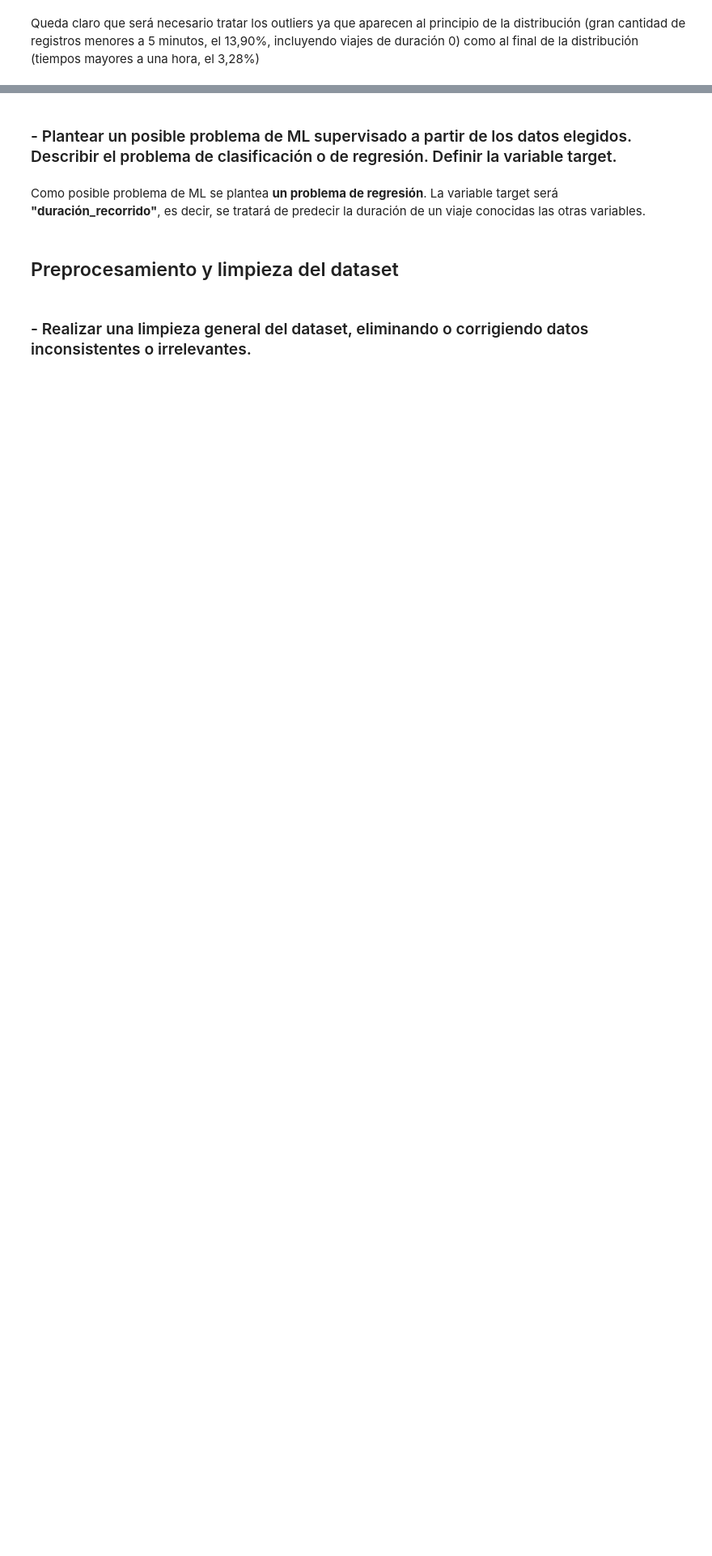
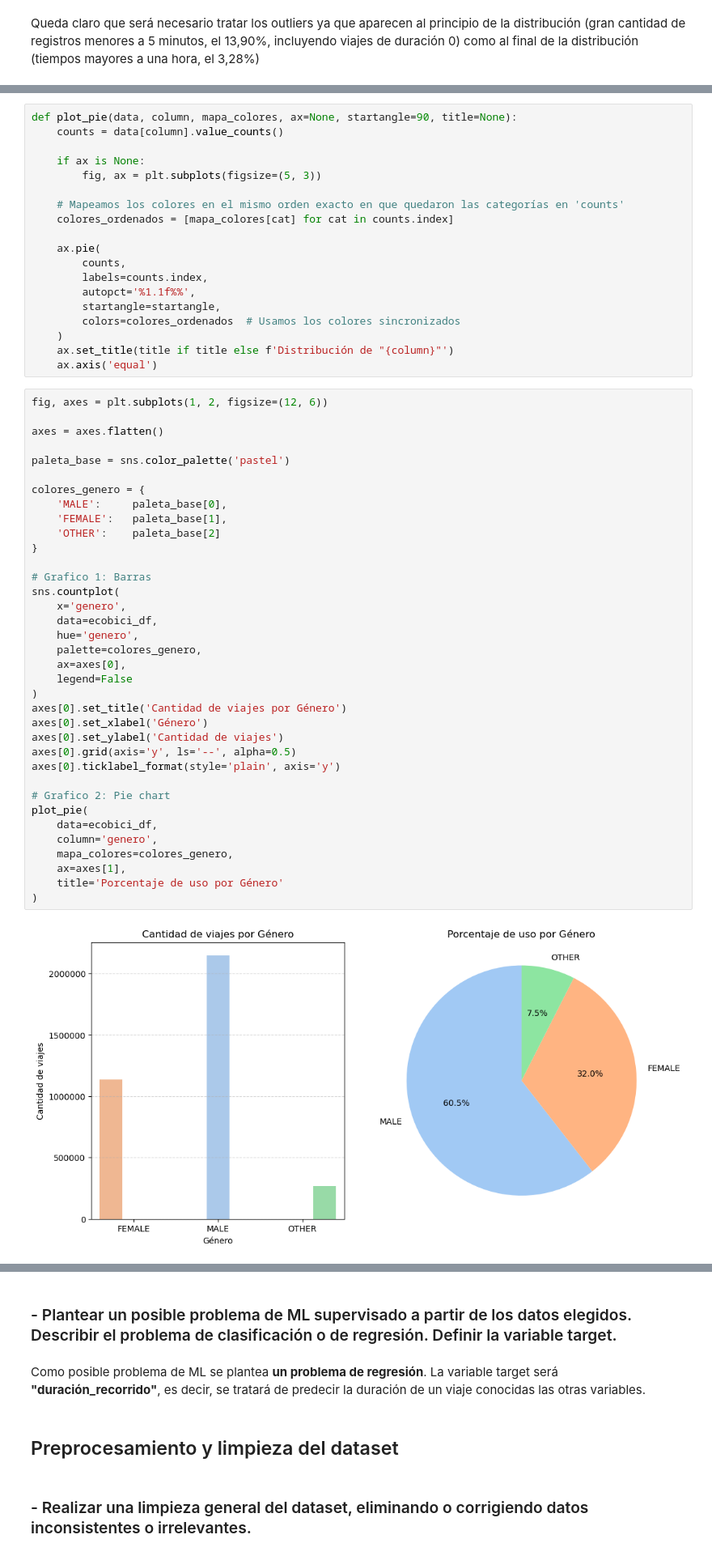
Before and after one commit to elianpinzas/add_tp_final, a Jupyter notebook: trabajo_final.ipynb, the cells around one changed output, grey strips where cells are left out. Shown at 81% size. Saved outputs shown, nothing was run; the diff lists cells and outputs as text; blank space fills up the shorter version.

```diff
--- a/trabajo_final.ipynb
+++ b/trabajo_final.ipynb
@@ -264,0 +267,57 @@ Queda claro que será necesario tratar los outliers ya que aparecen al principio
+# %%
+def plot_pie(data, column, mapa_colores, ax=None, startangle=90, title=None):
+    counts = data[column].value_counts()
+
+    if ax is None:
+        fig, ax = plt.subplots(figsize=(5, 3))
+
+    # Mapeamos los colores en el mismo orden exacto en que quedaron las categorías en 'counts'
+    colores_ordenados = [mapa_colores[cat] for cat in counts.index]
+
+    ax.pie(
+        counts,
+        labels=counts.index,
+        autopct='%1.1f%%',
+        startangle=startangle,
+        colors=colores_ordenados  # Usamos los colores sincronizados
+    )
+    ax.set_title(title if title else f'Distribución de "{column}"')
+    ax.axis('equal')
+# %%
+fig, axes = plt.subplots(1, 2, figsize=(12, 6))
+
+axes = axes.flatten()
+
+paleta_base = sns.color_palette('pastel')
+
+colores_genero = {
+    'MALE':     paleta_base[0],
+    'FEMALE':   paleta_base[1],
+    'OTHER':    paleta_base[2]
+}
+
+# Grafico 1: Barras
+sns.countplot(
+    x='genero',
+    data=ecobici_df,
+    hue='genero',
+    palette=colores_genero,
+    ax=axes[0],
+    legend=False
+)
+axes[0].set_title('Cantidad de viajes por Género')
+axes[0].set_xlabel('Género')
+axes[0].set_ylabel('Cantidad de viajes')
+axes[0].grid(axis='y', ls='--', alpha=0.5)
+axes[0].ticklabel_format(style='plain', axis='y')
+
+# Grafico 2: Pie chart
+plot_pie(
+    data=ecobici_df,
+    column='genero',
+    mapa_colores=colores_genero,
+    ax=axes[1],
+    title='Porcentaje de uso por Género'
+)
+# %% [output]
+[figure, added]
```
Also changed, not shown: parts of 4 cells of this notebook, 3 other files.
